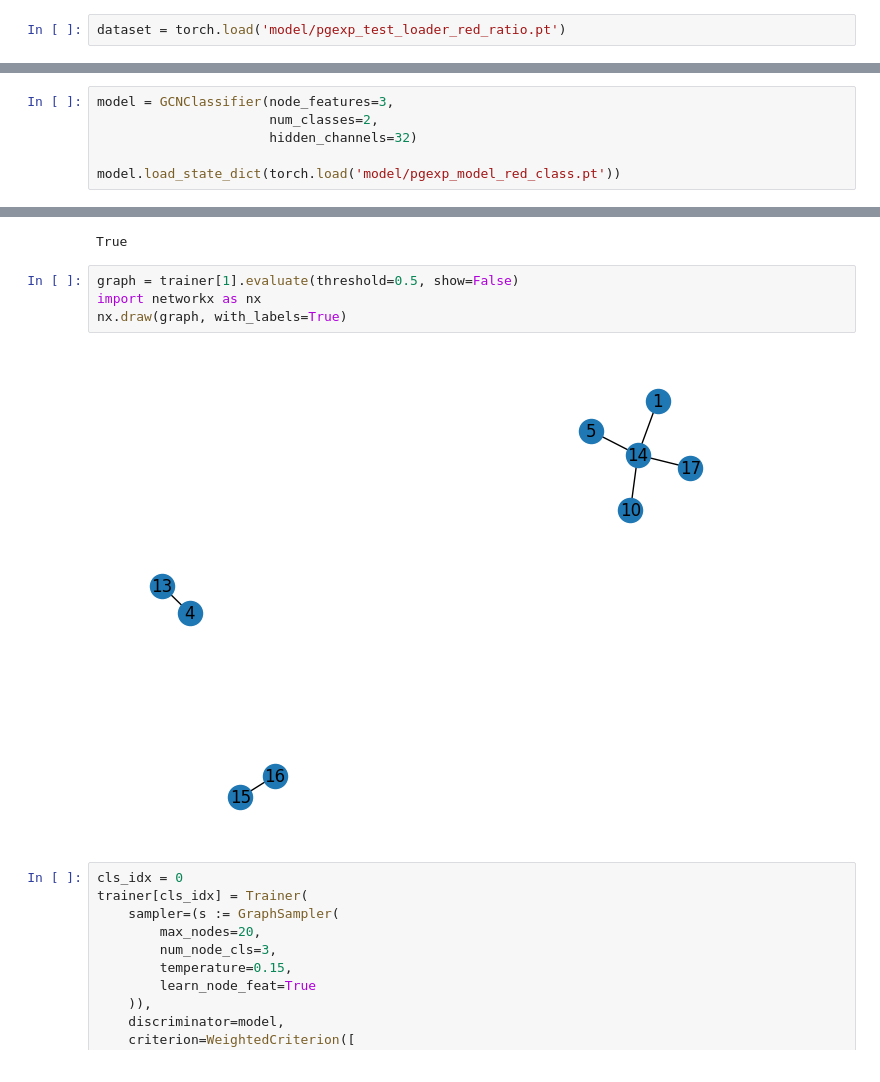
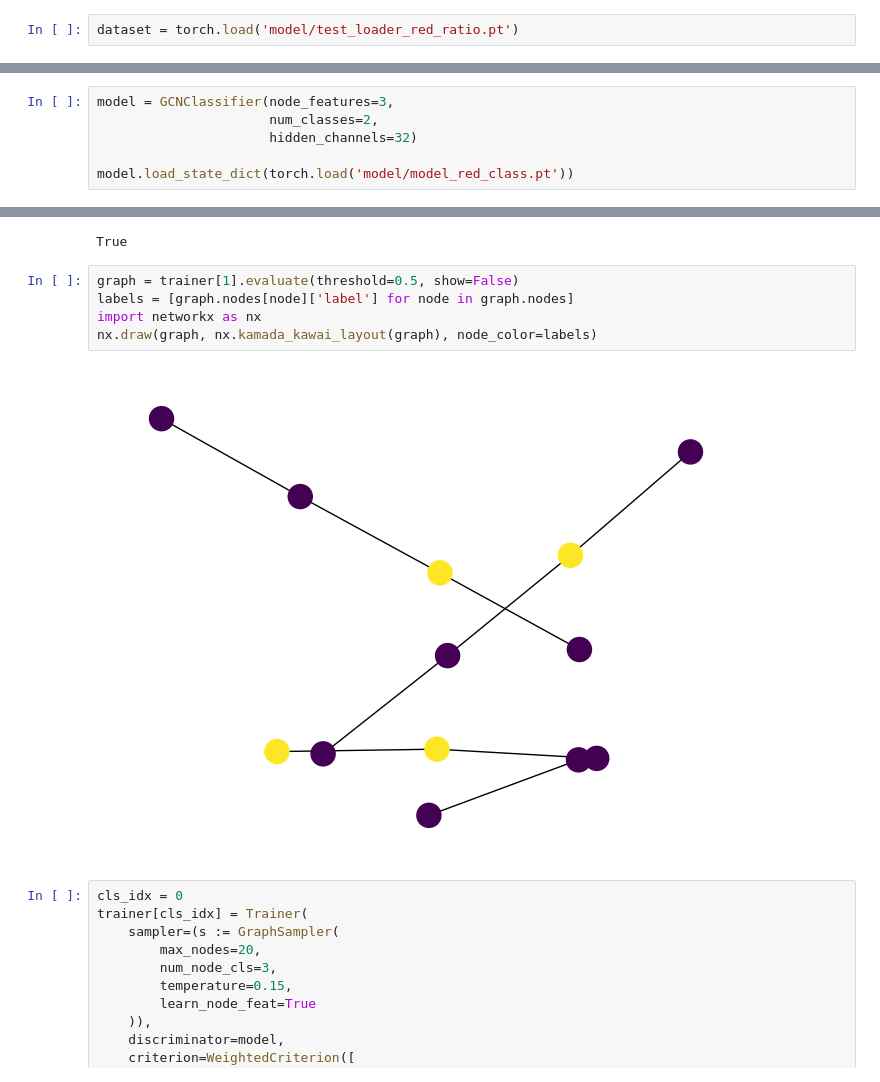
Before and after one commit to Flenji/GraBaNN, a Jupyter notebook: explainer.ipynb, the cells around one changed output, grey strips where cells are left out. Saved outputs shown, nothing was run; the diff lists cells and outputs as text.

```diff
--- a/explainer.ipynb
+++ b/explainer.ipynb
@@ -5,6 +5,6 @@ import torch
 from torch import nn
 import libraries.dataLoaderWrapper
 # %%
-dataset = torch.load('model/pgexp_test_loader_red_ratio.pt')
+dataset = torch.load('model/test_loader_red_ratio.pt')
 # %%
 
@@ -20,7 +18,7 @@ model = GCNClassifier(node_features=3,
                       num_classes=2,
                       hidden_channels=32)
 
-model.load_state_dict(torch.load('model/pgexp_model_red_class.pt'))
+model.load_state_dict(torch.load('model/model_red_class.pt'))
 # %% [output]
 <All keys matched successfully>
 # %%
@@ -71,10 +69,11 @@ trainer[1].train(2000)
 True
 # %%
 graph = trainer[1].evaluate(threshold=0.5, show=False)
+labels = [graph.nodes[node]['label'] for node in graph.nodes]
 import networkx as nx
-nx.draw(graph, with_labels=True)
+nx.draw(graph, nx.kamada_kawai_layout(graph), node_color=labels)
 # %% [output]
-[figure, old version]
+[figure, new version]
 # %%
 cls_idx = 0
 trainer[cls_idx] = Trainer(
```
Also changed, not shown: parts of 3 cells of this notebook, 11 other files.
